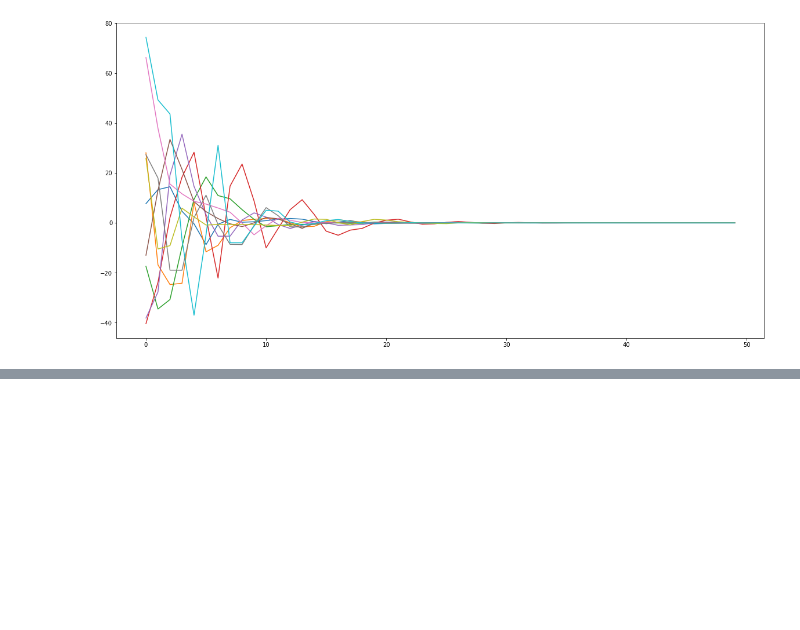
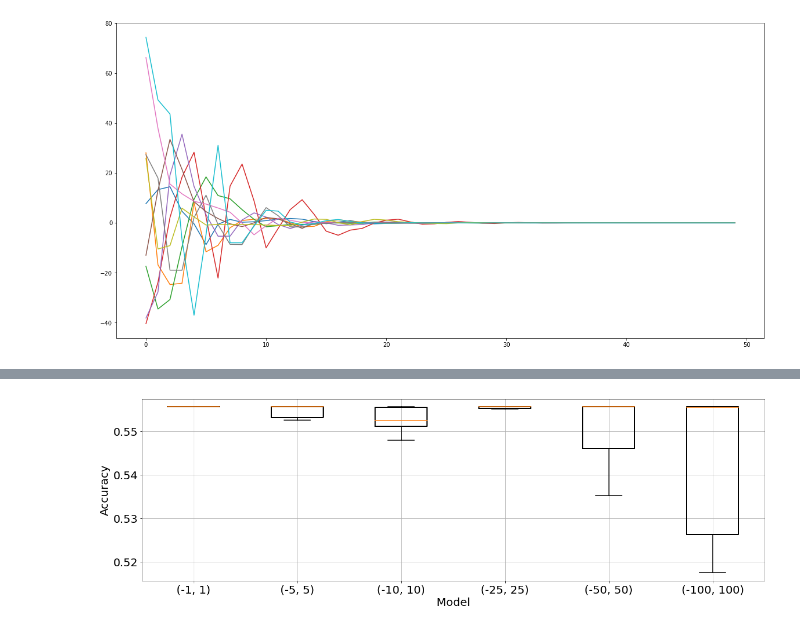
Before and after one commit to kymckay/f21bc-coursework, a Jupyter notebook: pso_research.ipynb, the cells around one changed output, grey strips where cells are left out. Cells and saved outputs as stored; diff of their text form; code cells hidden in the pictures; blank space fills up the shorter version.

```diff
--- a/pso_research.ipynb
+++ b/pso_research.ipynb
@@ -87,0 +246,5 @@ plt.show()
+# %%
+search_space_labels = ['(-{}, {})'.format(i, i) for i in search_space]
+graph_metrics(ss_acc.T, search_space_labels, ylabel='Accuracy')
+# %% [output]
+[figure, added]
```
Also changed, not shown: parts of 28 cells of this notebook.
